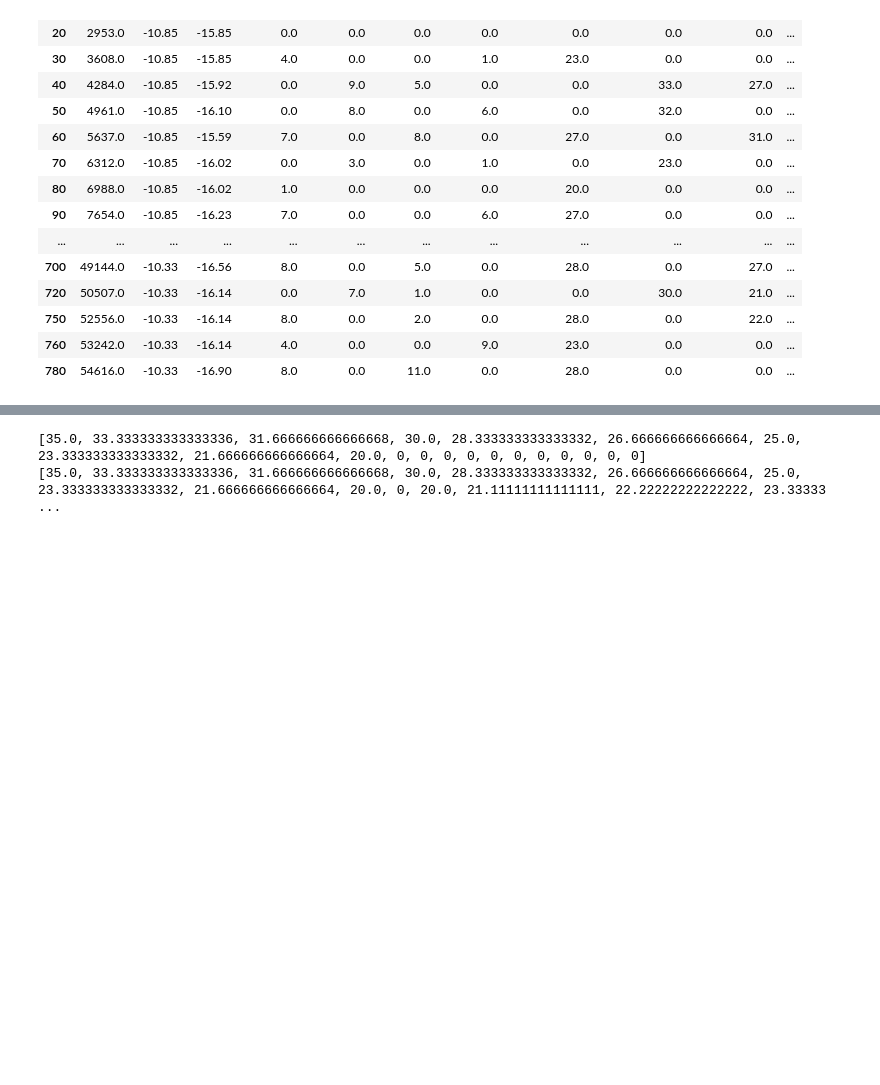
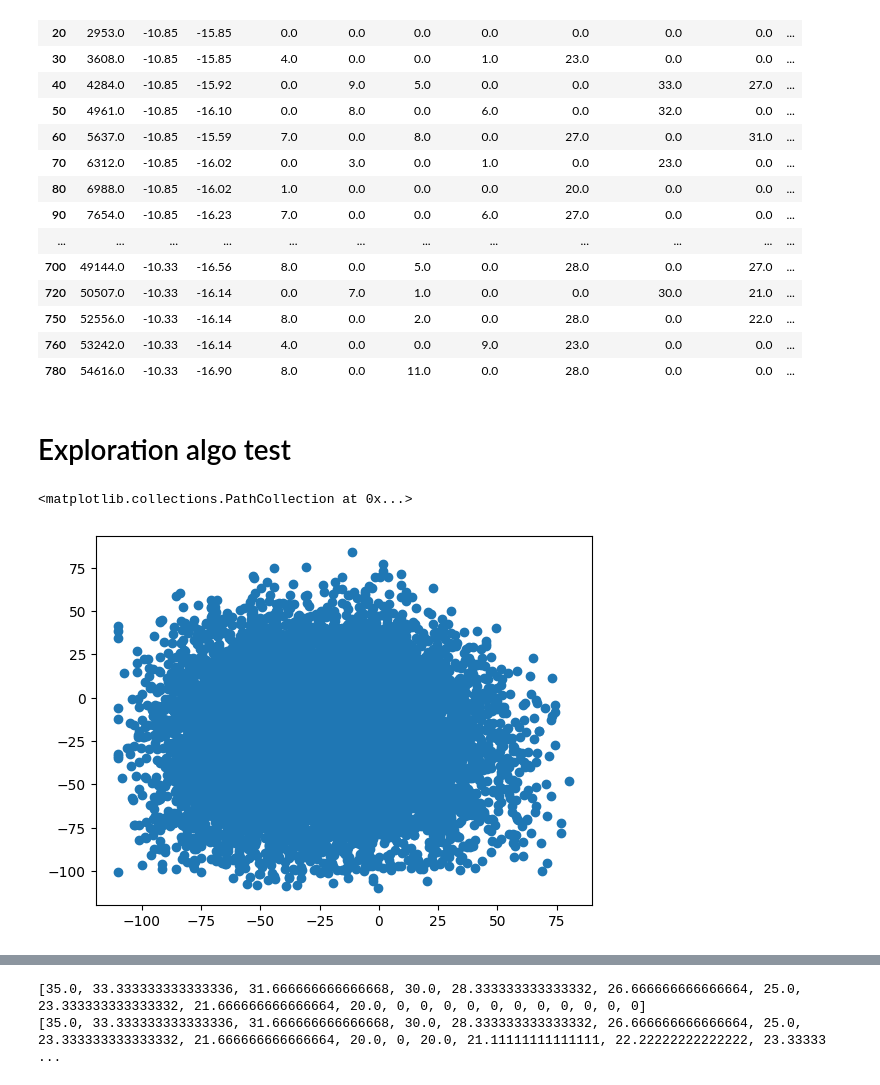
Before and after one commit to ansue1234/RobLimbFK, a Jupyter notebook: PWM_data_collection_debug.ipynb, the cells around one changed output, grey strips where cells are left out. Drawn from its saved outputs; the diff is of its cells as text; code cells hidden in the pictures; blank space fills up the shorter version.

Commit message:
some exploration visualizations

```diff
--- a/PWM_data_collection_debug.ipynb
+++ b/PWM_data_collection_debug.ipynb
@@ -48,3 +53,23 @@ data
 | 750 | 52556.0 | -10.33 | -16.14 | 8.0 | 0.0 | 2.0 | 0.0 | 28.0 | 0.0 | 22.0 | ... |
 | 760 | 53242.0 | -10.33 | -16.14 | 4.0 | 0.0 | 0.0 | 9.0 | 23.0 | 0.0 | 0.0 | ... |
 | 780 | 54616.0 | -10.33 | -16.90 | 8.0 | 0.0 | 11.0 | 0.0 | 28.0 | 0.0 | 0.0 | ... |
+# %% [markdown]
+# Exploration algo test
+# %%
+class Cell:
+    def __init__(self, x, y):
+        self.x = x
+        self.y = y
+    def set_x(self, x):
+        self.x = x
+    def set_y(self, y):
+        self.y = y
+
+class Coord:
+    def __init__(self, x, y):
+        self.x = x
+        self.y = y
+    def set_x(self, x):
+        self.x = x
+    def set_y(self, y):
+        self.y = y
@@ -50,0 +217,5 @@ data
+# %%
+plt.scatter(coords_x, coords_y)
+# %% [output]
+<matplotlib.collections.PathCollection at 0x...>
+[figure, added]
```
Also changed, not shown: parts of 5 cells of this notebook, 1 other file.
